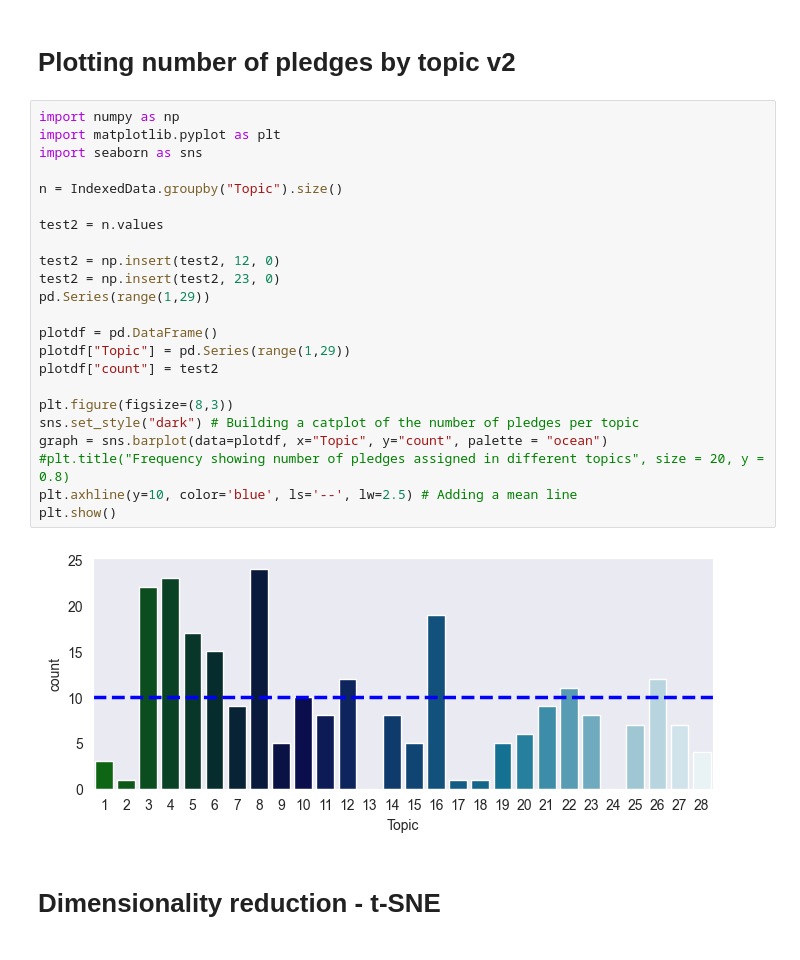
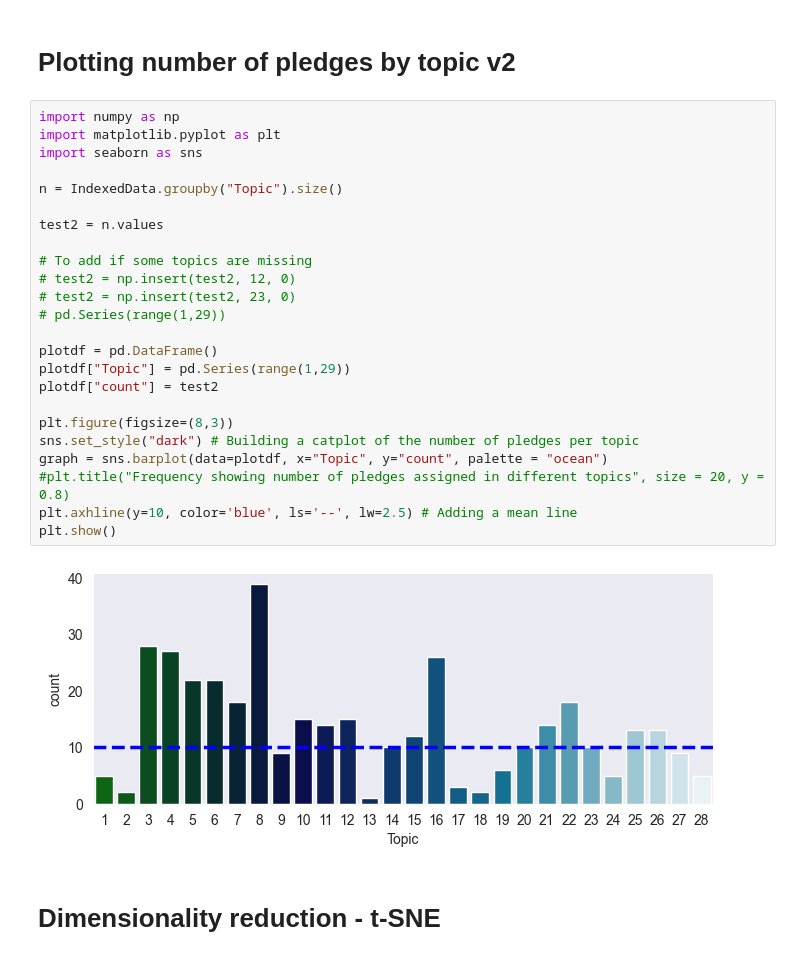
Before and after one commit to SEMICeu/semic_pledges, a Jupyter notebook: PledgesClustering/Clustering.ipynb, the cells around one changed output. Cells and saved outputs as stored; diff of their text form.

```diff
--- a/PledgesClustering/Clustering.ipynb
+++ b/PledgesClustering/Clustering.ipynb
@@ -31,28 +31,29 @@ IndexedData["Topic"] = Topics["Topic"].values # Adding a Topic column to the Ind
 # %%
 import numpy as np
 import matplotlib.pyplot as plt
 import seaborn as sns
 
 n = IndexedData.groupby("Topic").size()
 
 test2 = n.values
 
-test2 = np.insert(test2, 12, 0)
-test2 = np.insert(test2, 23, 0)
-pd.Series(range(1,29))
+# To add if some topics are missing
+# test2 = np.insert(test2, 12, 0)
+# test2 = np.insert(test2, 23, 0)
+# pd.Series(range(1,29))
 
 plotdf = pd.DataFrame()
 plotdf["Topic"] = pd.Series(range(1,29))
 plotdf["count"] = test2
 
 plt.figure(figsize=(8,3))
 sns.set_style("dark") # Building a catplot of the number of pledges per topic
 graph = sns.barplot(data=plotdf, x="Topic", y="count", palette = "ocean")
 #plt.title("Frequency showing number of pledges assigned in different topics", size = 20, y = 0.8)
 plt.axhline(y=10, color='blue', ls='--', lw=2.5) # Adding a mean line
 plt.show()
 # %% [output]
-[figure, old version]
+[figure, new version]
 # %% [markdown]
 # Dimensionality reduction - t-SNE
 # %% [markdown]
```
Also changed, not shown: parts of 13 cells of this notebook.
